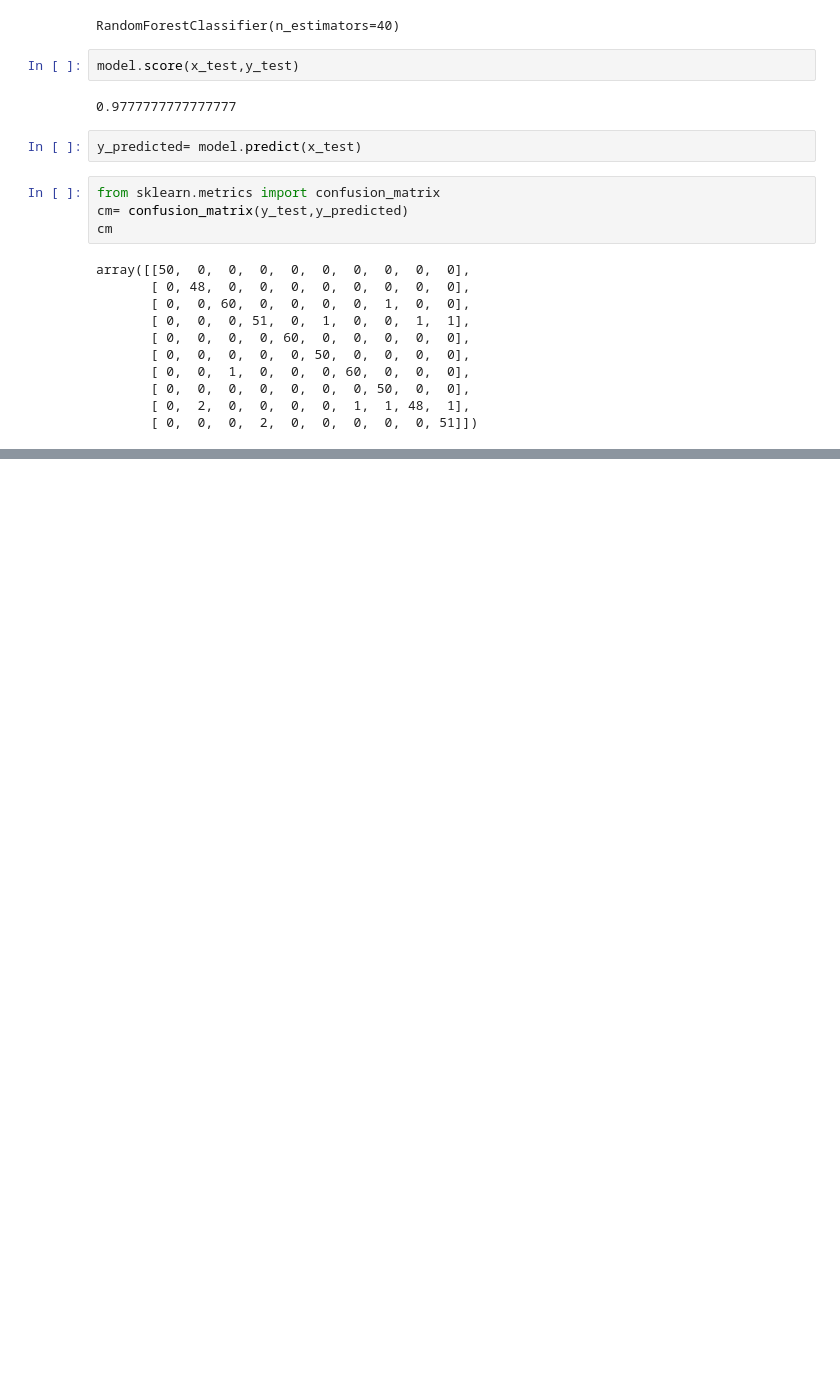
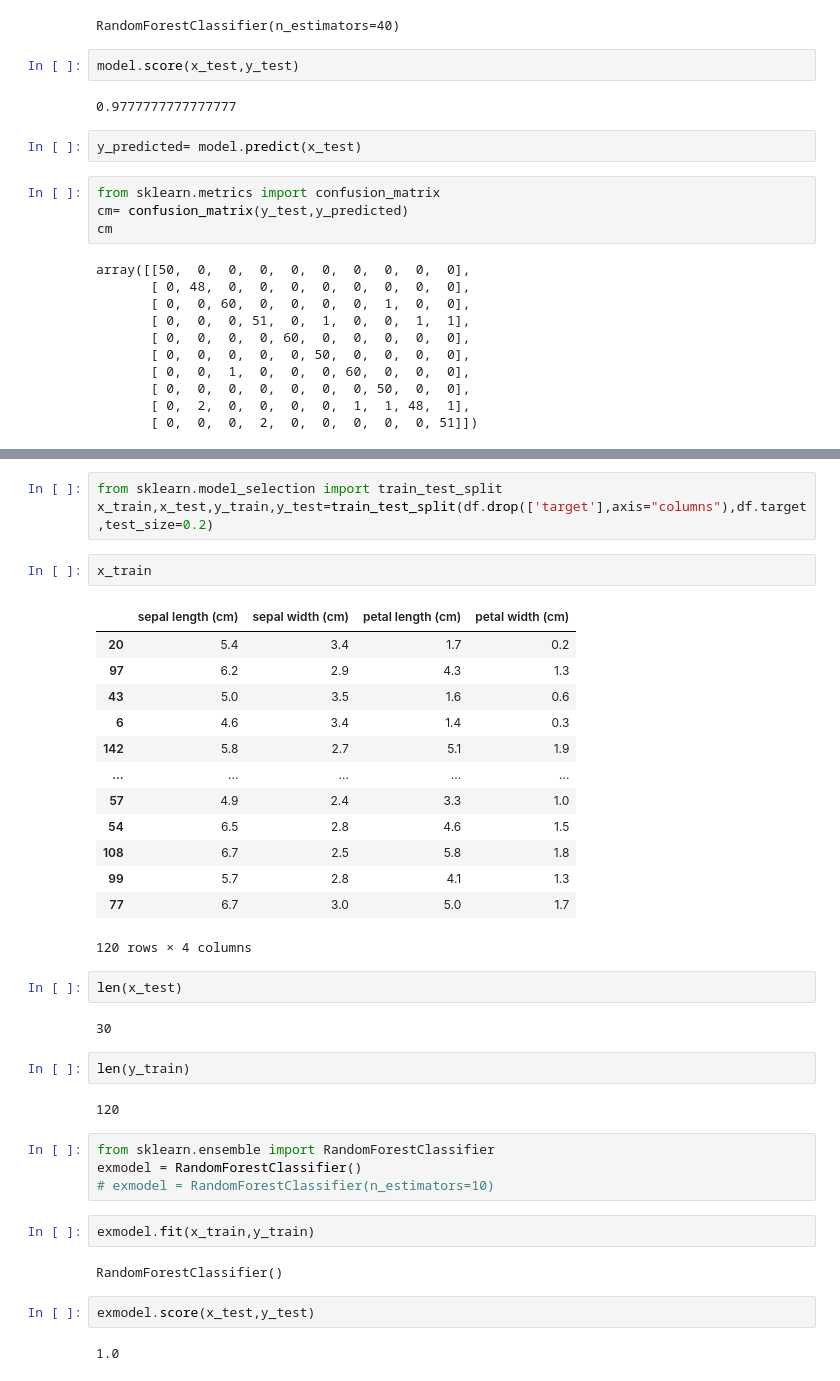
Before and after one commit to SujanSB/Machine-Learning-Best-Practices, a Jupyter notebook: eight/prac8.ipynb, the cells around one changed output, grey strips where cells are left out. Cells and saved outputs as stored; diff of their text form; blank space fills up the shorter version.

```diff
--- a/eight/prac8.ipynb
+++ b/eight/prac8.ipynb
@@ -157,0 +221,39 @@ from mat
+# %%
+from sklearn.model_selection import train_test_split
+x_train,x_test,y_train,y_test=train_test_split(df.drop(['target'],axis="columns"),df.target,test_size=0.2)
+# %%
+x_train
+# %% [output]
+|  | sepal length (cm) | sepal width (cm) | petal length (cm) | petal width (cm) |
+| 20 | 5.4 | 3.4 | 1.7 | 0.2 |
+| 97 | 6.2 | 2.9 | 4.3 | 1.3 |
+| 43 | 5.0 | 3.5 | 1.6 | 0.6 |
+| 6 | 4.6 | 3.4 | 1.4 | 0.3 |
+| 142 | 5.8 | 2.7 | 5.1 | 1.9 |
+| ... | ... | ... | ... | ... |
+| 57 | 4.9 | 2.4 | 3.3 | 1.0 |
+| 54 | 6.5 | 2.8 | 4.6 | 1.5 |
+| 108 | 6.7 | 2.5 | 5.8 | 1.8 |
+| 99 | 5.7 | 2.8 | 4.1 | 1.3 |
+| 77 | 6.7 | 3.0 | 5.0 | 1.7 |
+120 rows × 4 columns
+# %%
+len(x_test)
+# %% [output]
+30
+# %%
+len(y_train)
+# %% [output]
+120
+# %%
+from sklearn.ensemble import RandomForestClassifier
+exmodel = RandomForestClassifier()
+# exmodel = RandomForestClassifier(n_estimators=10)
+# %%
+exmodel.fit(x_train,y_train)
+# %% [output]
+RandomForestClassifier()
+# %%
+exmodel.score(x_test,y_test)
+# %% [output]
+1.0
```
Also changed, not shown: parts of 9 cells of this notebook.
